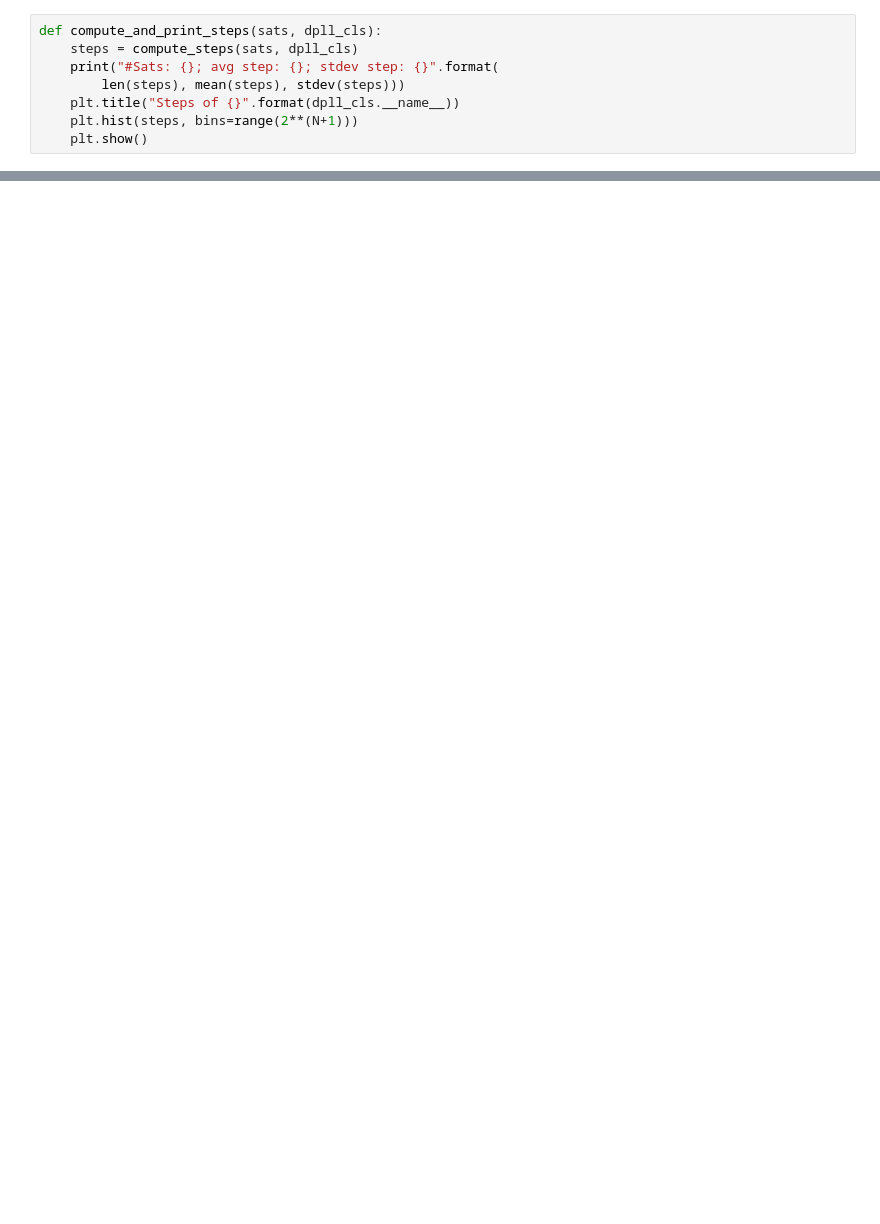
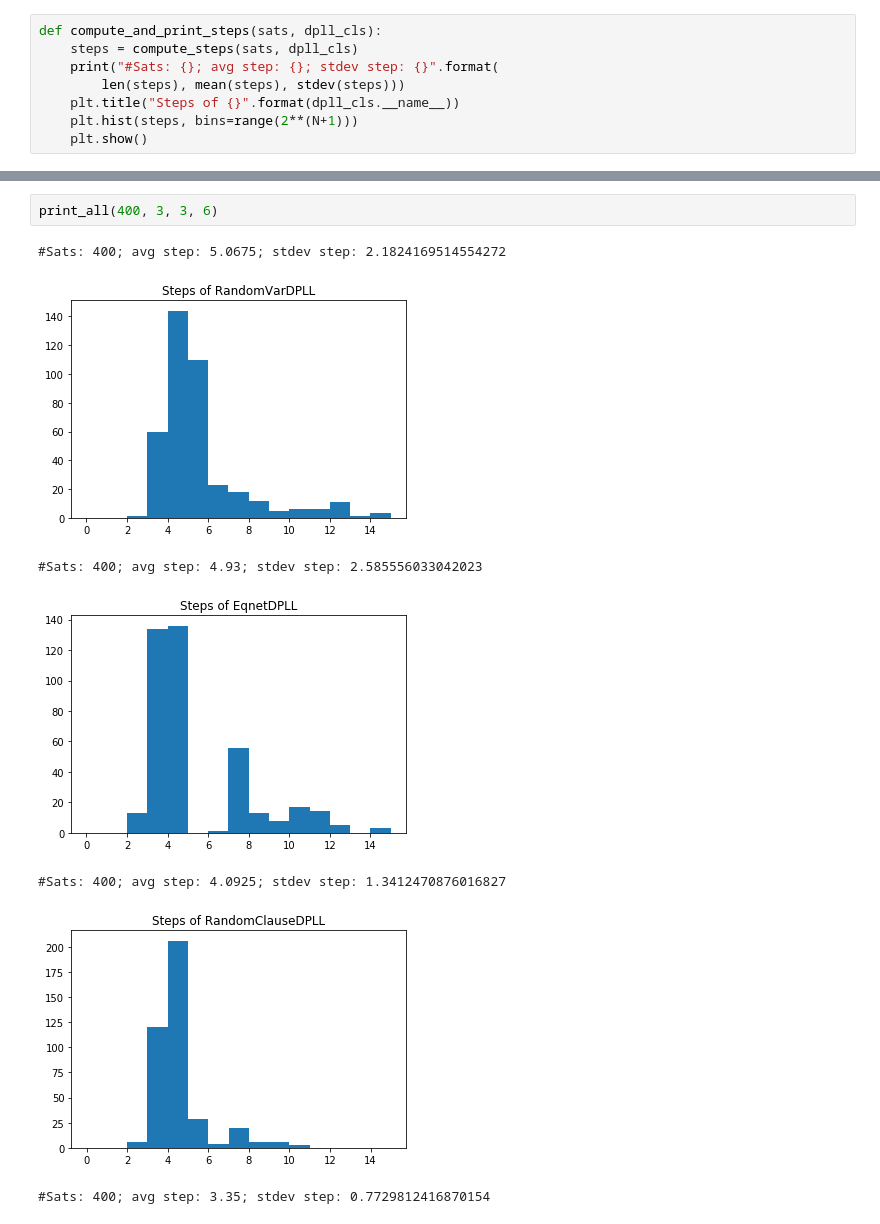
Before and after one commit to mluszczyk/sat-notebooks, a Jupyter notebook: dpll with eqnet etc.ipynb, the cells around one changed output, grey strips where cells are left out. Drawn from its saved outputs; the diff is of its cells as text; blank space fills up the shorter version.

```diff
--- a/dpll with eqnet etc.ipynb
+++ b/dpll with eqnet etc.ipynb
@@ -60,0 +72,10 @@ compute_and_print_steps(sats, RandomClauseDPLL)
+# %%
+print_all(400, 3, 3, 6)
+# %% [output]
+#Sats: 400; avg step: 5.0675; stdev step: 2.1824169514554272
+[figure, added]
+#Sats: 400; avg step: 4.93; stdev step: 2.585556033042023
+[figure, added]
+#Sats: 400; avg step: 4.0925; stdev step: 1.3412470876016827
+[figure, added]
+#Sats: 400; avg step: 3.35; stdev step: 0.7729812416870154
```
Also changed, not shown: parts of 10 cells of this notebook, 3 other files.
